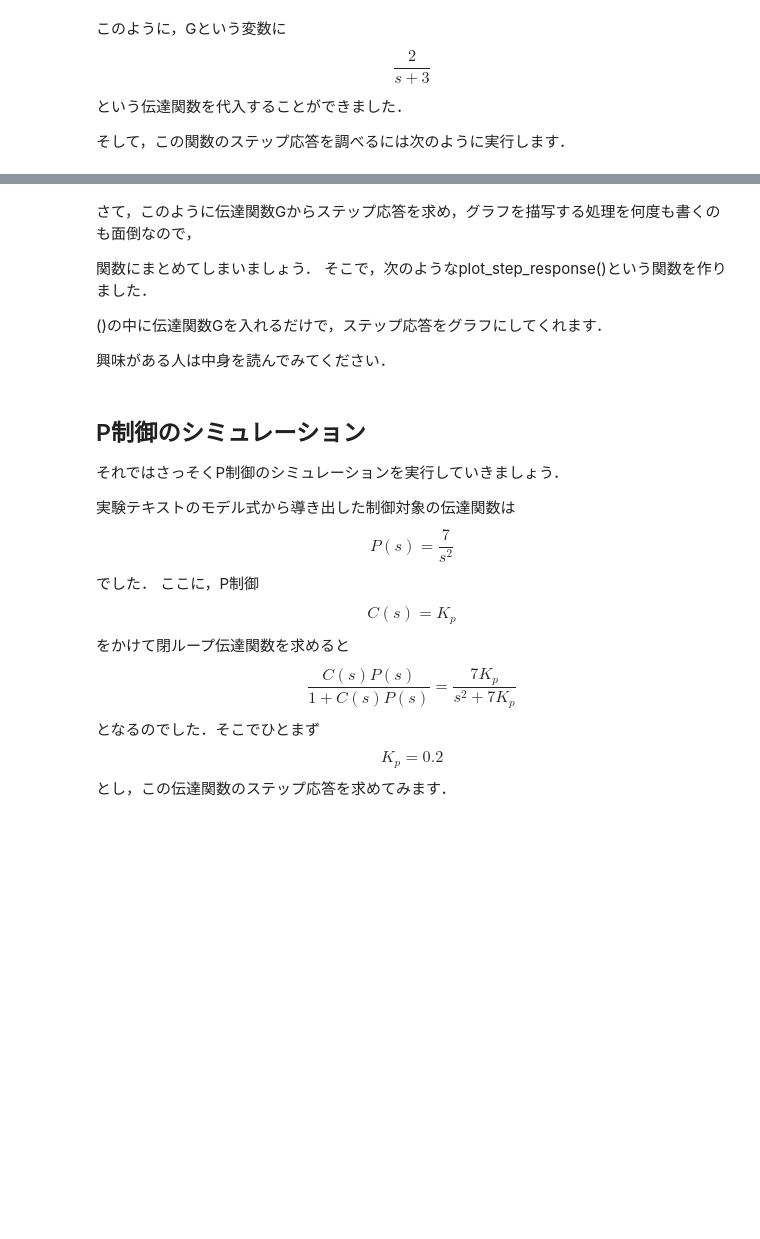
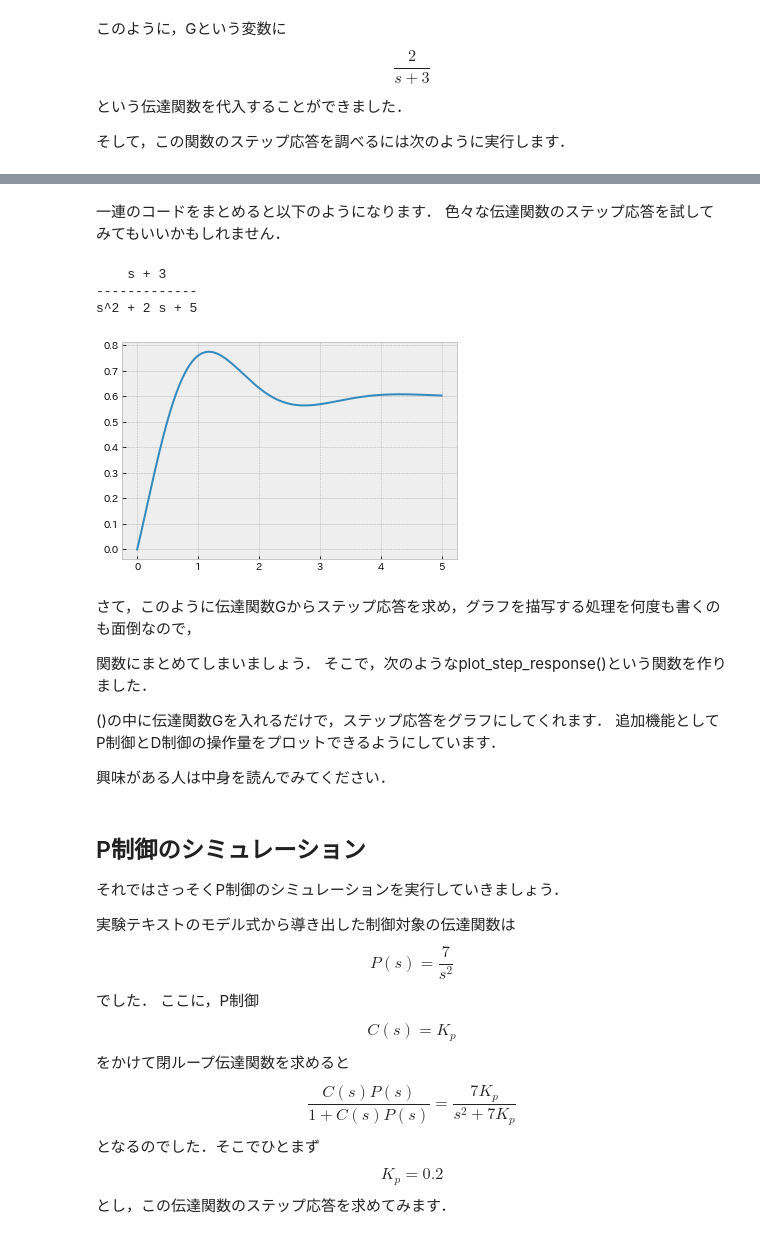
Before and after one commit to Toshi-M56/PIDcontrol, a Jupyter notebook: 工学実験PID制御実験シミュレーション.ipynb, the cells around one changed output, grey strips where cells are left out. Drawn from its saved outputs; the diff is of its cells as text; code cells hidden in the pictures; blank space fills up the shorter version.

```diff
--- a/工学実験PID制御実験シミュレーション.ipynb
+++ b/工学実験PID制御実験シミュレーション.ipynb
@@ -124,4 +125,21 @@ plt.plot(T, yout)
 [figure]
+# %% [markdown]
+一連のコードをまとめると以下のようになります．
+色々な伝達関数のステップ応答を試してみてもいいかもしれません．
+# %%
+numerator = [1,3] # 分子
+denominator = [1, 2, 5] # 分母
+G = matlab.tf(numerator, denominator)
+print(G)
+t = np.linspace(0, 5, 1000)
+yout, T = matlab.step(G, t)
+plt.plot(T, yout)
+plt.show()
+# %% [output]
+    s + 3
+-------------
+s^2 + 2 s + 5
+[figure, added]
 # %% [markdown]
 さて，このように伝達関数Gからステップ応答を求め，グラフを描写する処理を何度も書くのも面倒なので，
 
@@ -129,6 +147,7 @@ plt.plot(T, yout)
 そこで，次のようなplot_step_response()という関数を作りました．
 
 ()の中に伝達関数Gを入れるだけで，ステップ応答をグラフにしてくれます．
+追加機能としてP制御とD制御の操作量をプロットできるようにしています．
 
 興味がある人は中身を読んでみてください．
 # %%
```
Also changed, not shown: parts of 7 cells of this notebook.
